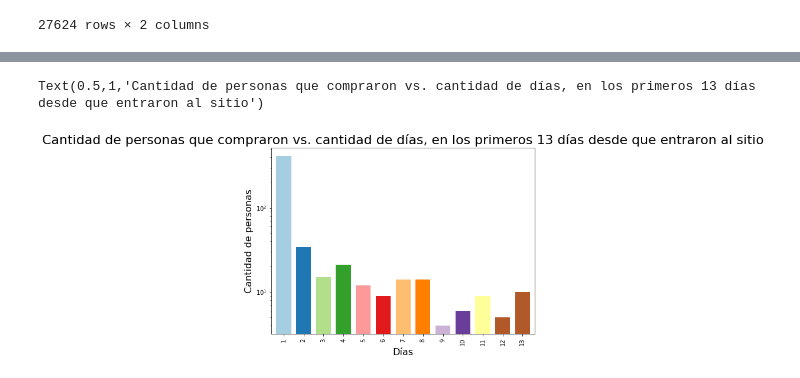
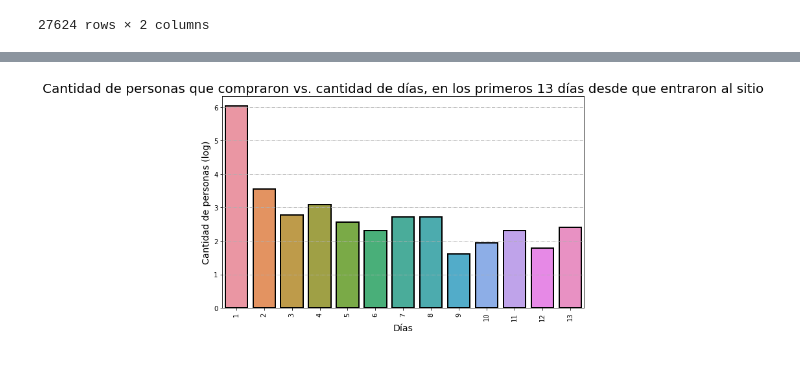
Before and after one commit to SDorgan/TP_Orga_Datos_2018_2C, a Jupyter notebook: Cantidad de personas vs. tiempo que tardan en comprar desde la primera vez que entran al sitio.ipynb, the cells around one changed output, grey strips where cells are left out. Cells and saved outputs as stored; diff of their text form; code cells hidden in the pictures.

```diff
--- a/Cantidad de personas vs. tiempo que tardan en comprar desde la primera vez que entran al sitio.ipynb
+++ b/Cantidad de personas vs. tiempo que tardan en comprar desde la primera vez que entran al sitio.ipynb
@@ -161,2 +147,3 @@ datos_13_primeros_bins
 # %%
-datos_13_primeros_bins["person"] = np.log(datos_13_primeros_bins["person"]+1)
+datos_13_primeros_bins["person in log"] = np.log(datos_13_primeros_bins["person"]+1)
+datos_13_primeros_bins
@@ -163,18 +165,11 @@ datos_13_primeros_bins["person"] = np.log(datos_13_primeros_bins["person"]+1)
-# %%
-x = np.logspace(0, 5, num=21)
-y = (np.sin(1.e-2*(x[:-1]-20))+3)**10
-
-
-p = datos_13_primeros_bins.plot(kind='bar',    # Plot a bar chart
-        legend=False,    # Turn the Legend off
-        width=0.75,      # Set bar width as 75% of space available
-        figsize=(8,5.8),  # Set size of plot in inches
-       color=[plt.cm.Paired(np.arange(len(datos_gente)))],
-        logy=True)
-
-p.set_xlabel("Días", size = 16)
-p.set_ylabel("Cantidad de personas", size = 16)
-p.set_title("Cantidad de personas que compraron vs. cantidad de días, en los primeros 13 días desde que entraron al sitio", size = 22)
-# %% [output]
-Text(0.5,1,'Cantidad de personas que compraron vs. cantidad de días, en los primeros 13 días desde que entraron al sitio')
-[figure, removed]
+# %%
+ax = sns.barplot(x=datos_13_primeros_bins['tiempo en comprar'], y=datos_13_primeros_bins['person in log'],edgecolor=(0,0,0), linewidth=2)
+ax.set_title('Cantidad de personas que compraron vs. cantidad de días, en los primeros 13 días desde que entraron al sitio',fontsize=20)
+ax.set_ylabel('Cantidad de personas (log)',fontsize=14)
+ax.set_xlabel('Días',fontsize=14)
+ax.grid(True, which='major', linestyle='-.', axis='y' )
+ax.set_xticklabels(datos_13_primeros_bins['tiempo en comprar'],rotation=90)
+ax.figure.set_figheight(6)
+ax.figure.set_figwidth(10)
+# %% [output]
+[figure, added]
```
Also changed, not shown: parts of 7 cells of this notebook.
